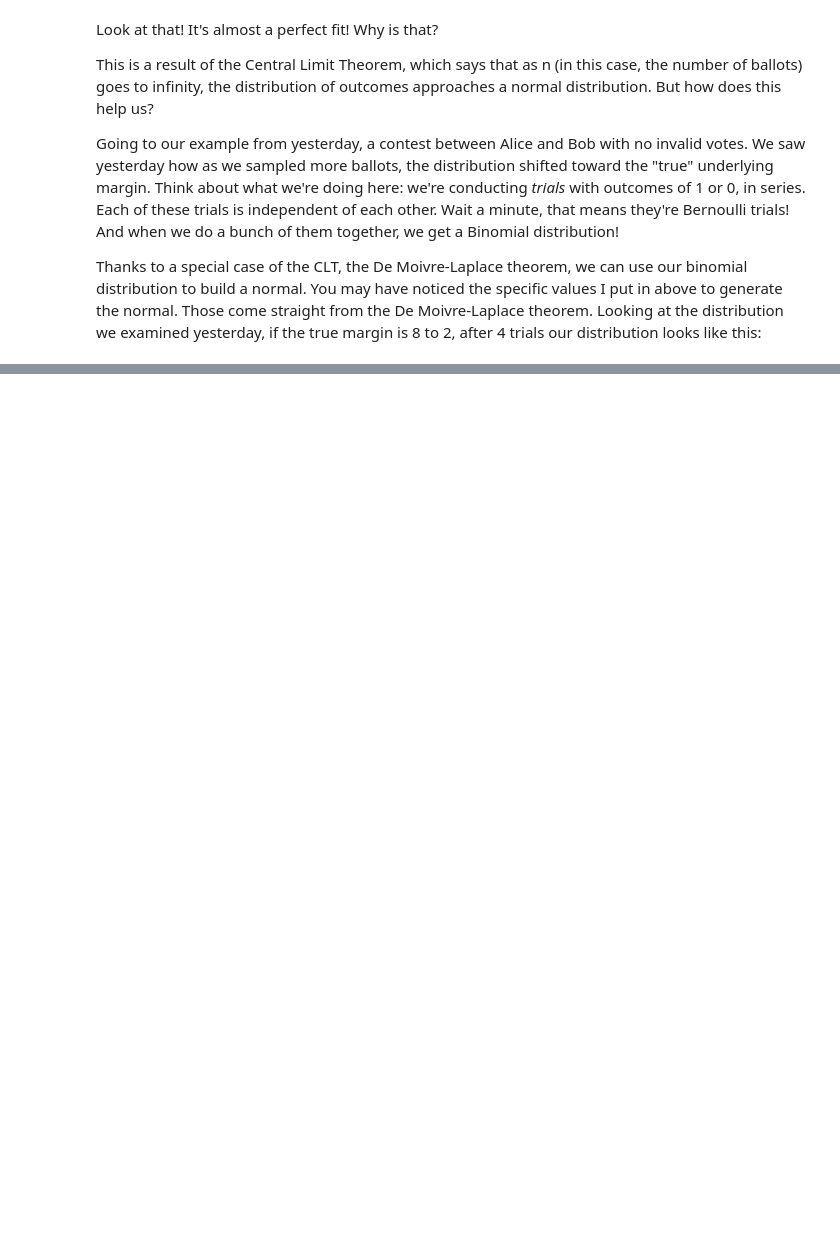
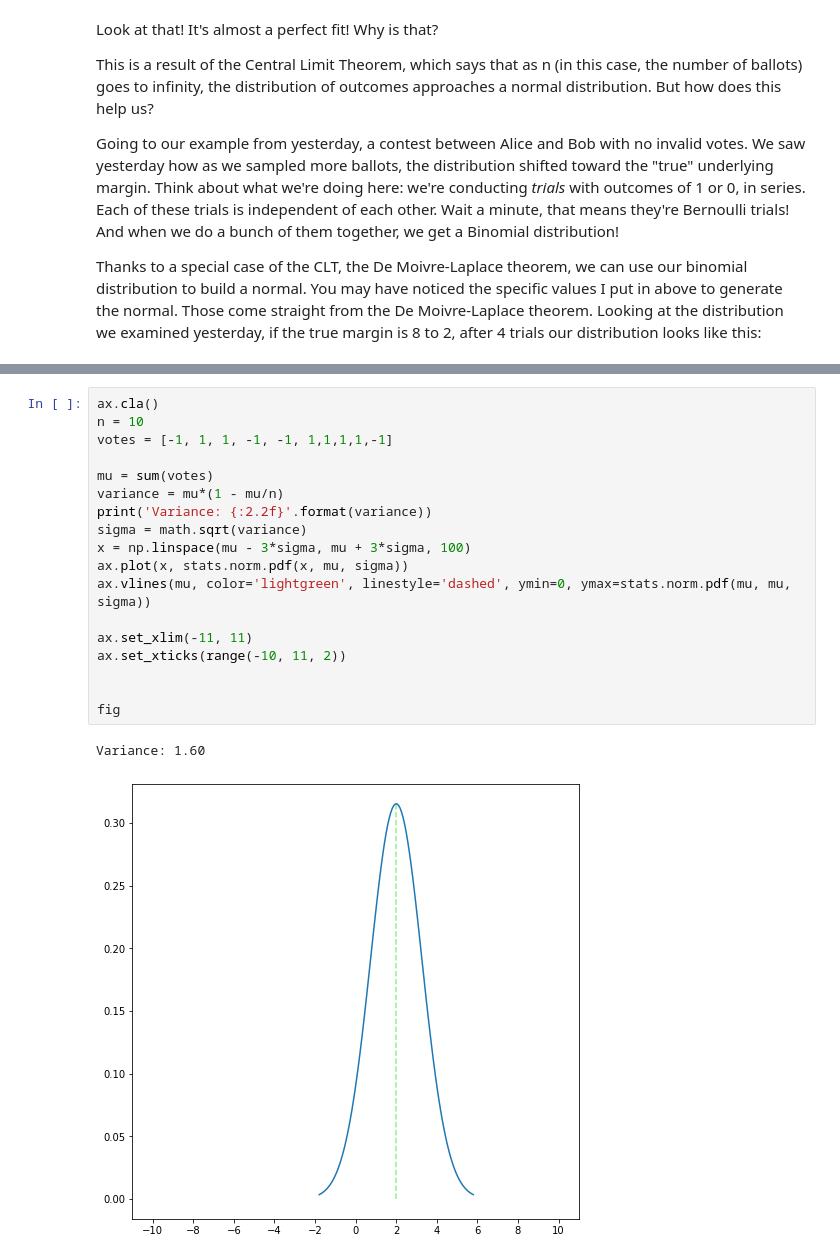
Before and after one commit to umbernhard/rlamath, a Jupyter notebook: Building on permutations---the Central Limit Theorem.ipynb, the cells around one changed output, grey strips where cells are left out. Saved outputs shown, nothing was run; the diff lists cells and outputs as text; blank space fills up the shorter version.

```diff
--- a/Building on permutations---the Central Limit Theorem.ipynb
+++ b/Building on permutations---the Central Limit Theorem.ipynb
@@ -106,0 +149,21 @@ fig
+# %%
+ax.cla()
+n = 10
+votes = [-1, 1, 1, -1, -1, 1,1,1,1,-1]
+
+mu = sum(votes)
+variance = mu*(1 - mu/n)
+print('Variance: {:2.2f}'.format(variance))
+sigma = math.sqrt(variance)
+x = np.linspace(mu - 3*sigma, mu + 3*sigma, 100)
+ax.plot(x, stats.norm.pdf(x, mu, sigma))
+ax.vlines(mu, color='lightgreen', linestyle='dashed', ymin=0, ymax=stats.norm.pdf(mu, mu, sigma))
+
+ax.set_xlim(-11, 11)
+ax.set_xticks(range(-10, 11, 2))
+
+
+fig
+# %% [output]
+Variance: 1.60
+[figure, added]
```
Also changed, not shown: parts of 15 cells of this notebook, 1 other file.
